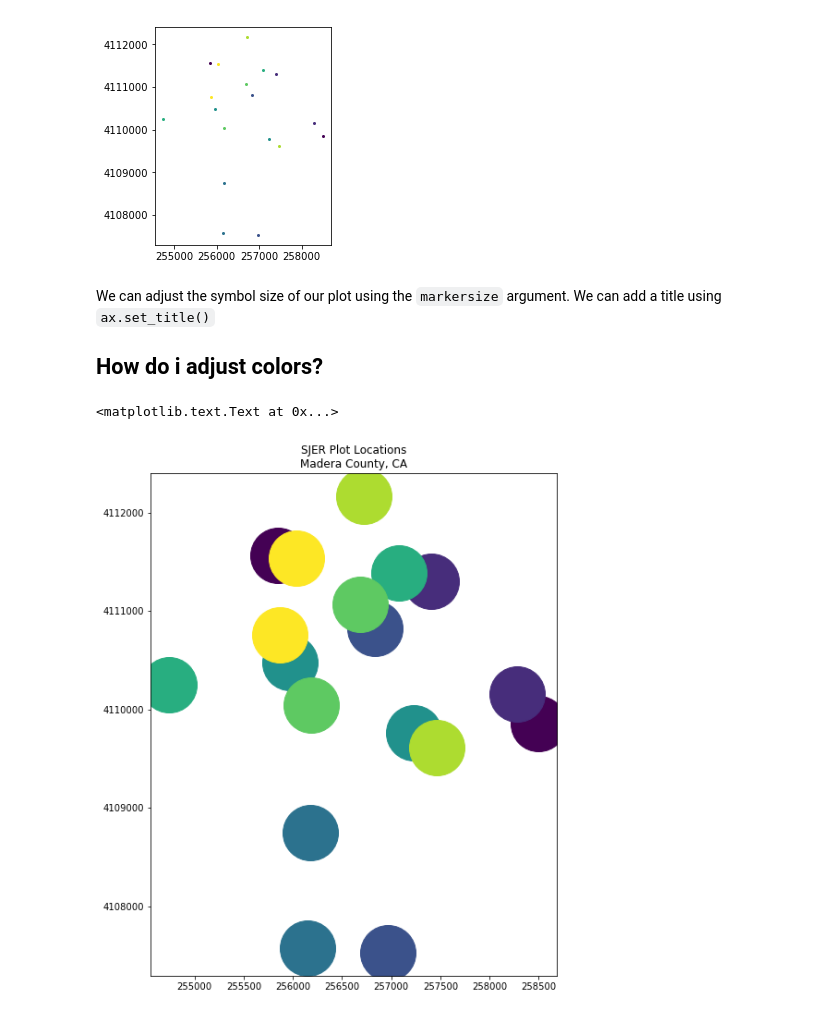
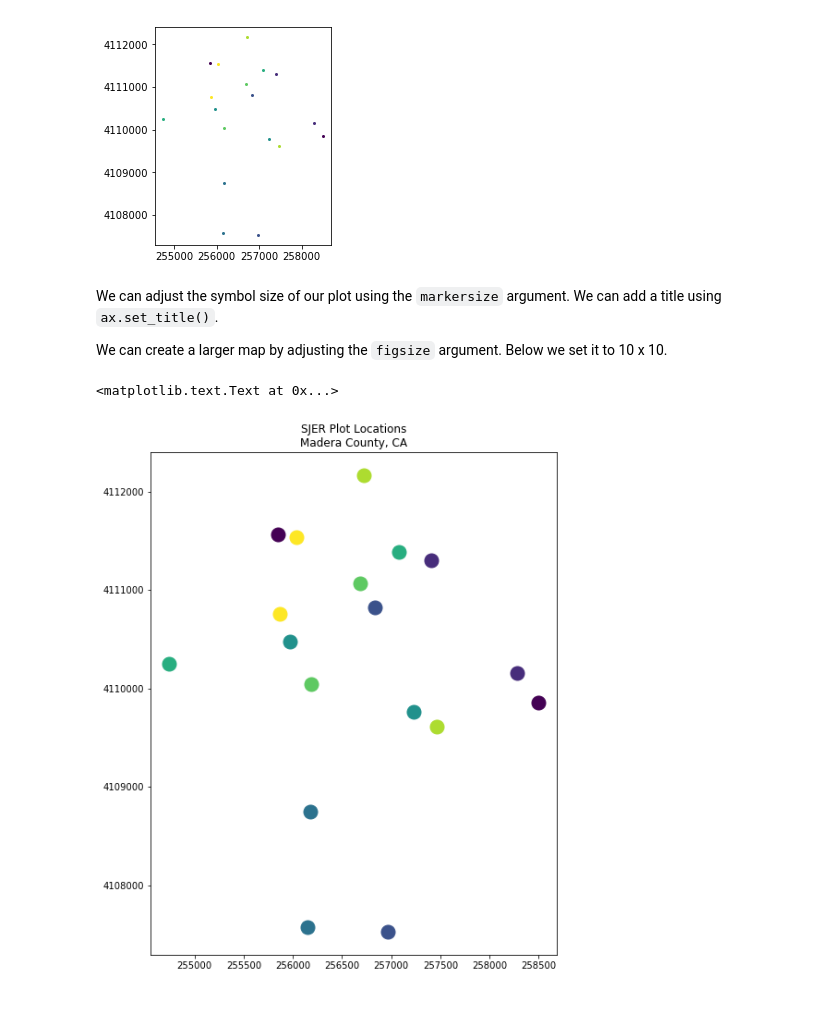
Before and after one commit to choldgraf/earth-analytics-python_OLD, a Jupyter notebook: notebooks/templates/week-5/in-class/2016-12-06-spatial01-intro-vector-data-R.ipynb, the cells around one changed output. Saved outputs shown, nothing was run; the diff lists cells and outputs as text; code cells hidden in the pictures.

```diff
--- a/notebooks/templates/week-5/in-class/2016-12-06-spatial01-intro-vector-data-R.ipynb
+++ b/notebooks/templates/week-5/in-class/2016-12-06-spatial01-intro-vector-data-R.ipynb
@@ -391,15 +341,16 @@ sjer_plot_locations.plot()
 [figure]
 # %% [markdown]
 We can adjust the symbol size of our plot using the `markersize` argument.
-We can add a title using `ax.set_title()`
+We can add a title using `ax.set_title()`.
 
-## How do i adjust colors?
+We can create a larger map by adjusting the `figsize` argument. Below we set it to 10 x 10.
 # %%
 # Plot the data adjusting marker size and colors
 # # 'col' sets point symbol color
 
-ax = sjer_plot_locations.plot(figsize=(10, 10), markersize=60)
+ax = sjer_plot_locations.plot(figsize=(10, 10), markersize=15)
+# add a title to the plot
 ax.set_title('SJER Plot Locations\nMadera County, CA')
 # %% [output]
 <matplotlib.text.Text at 0x...>
-[figure, old version]
+[figure, new version]
```
Also changed, not shown: parts of 27 cells of this notebook, 24 other files.
